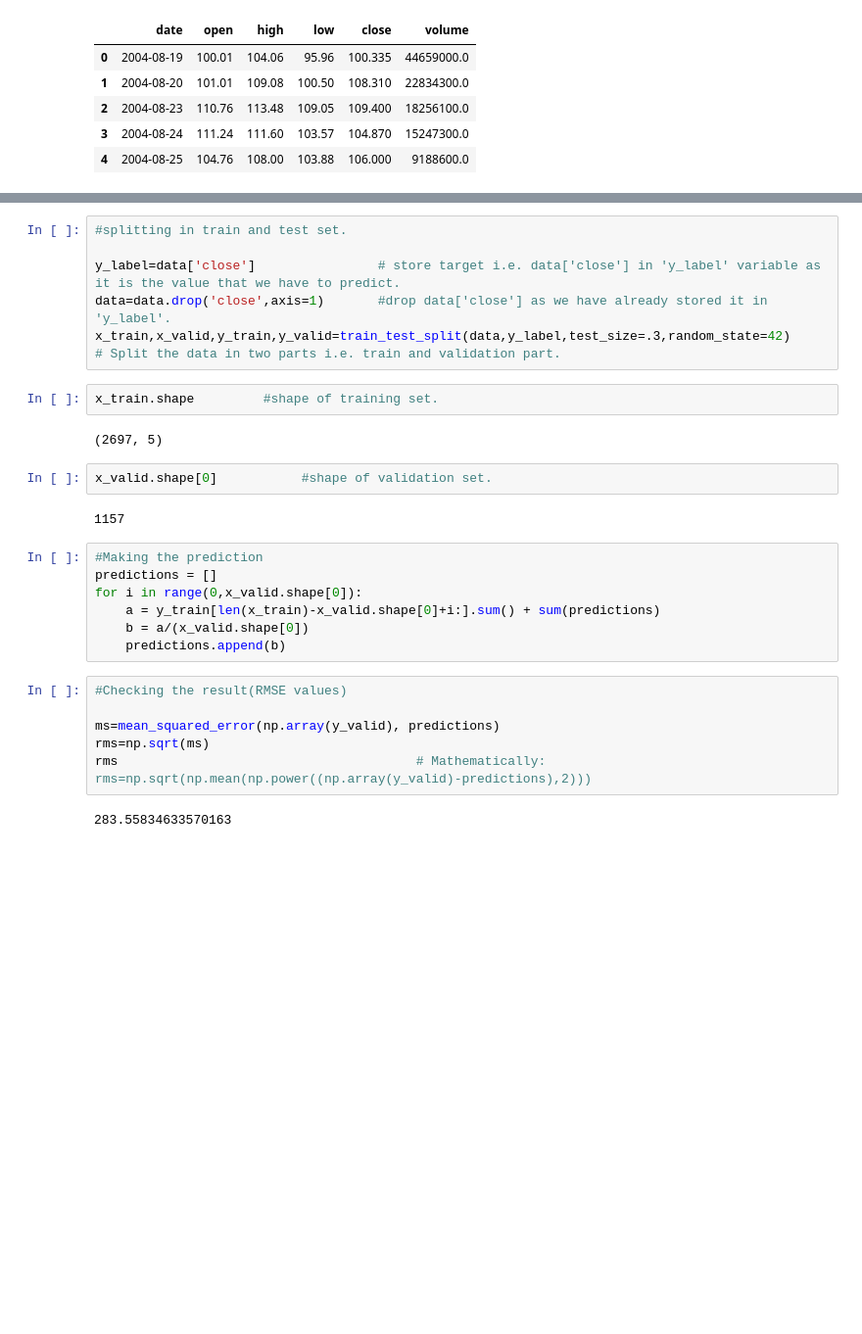
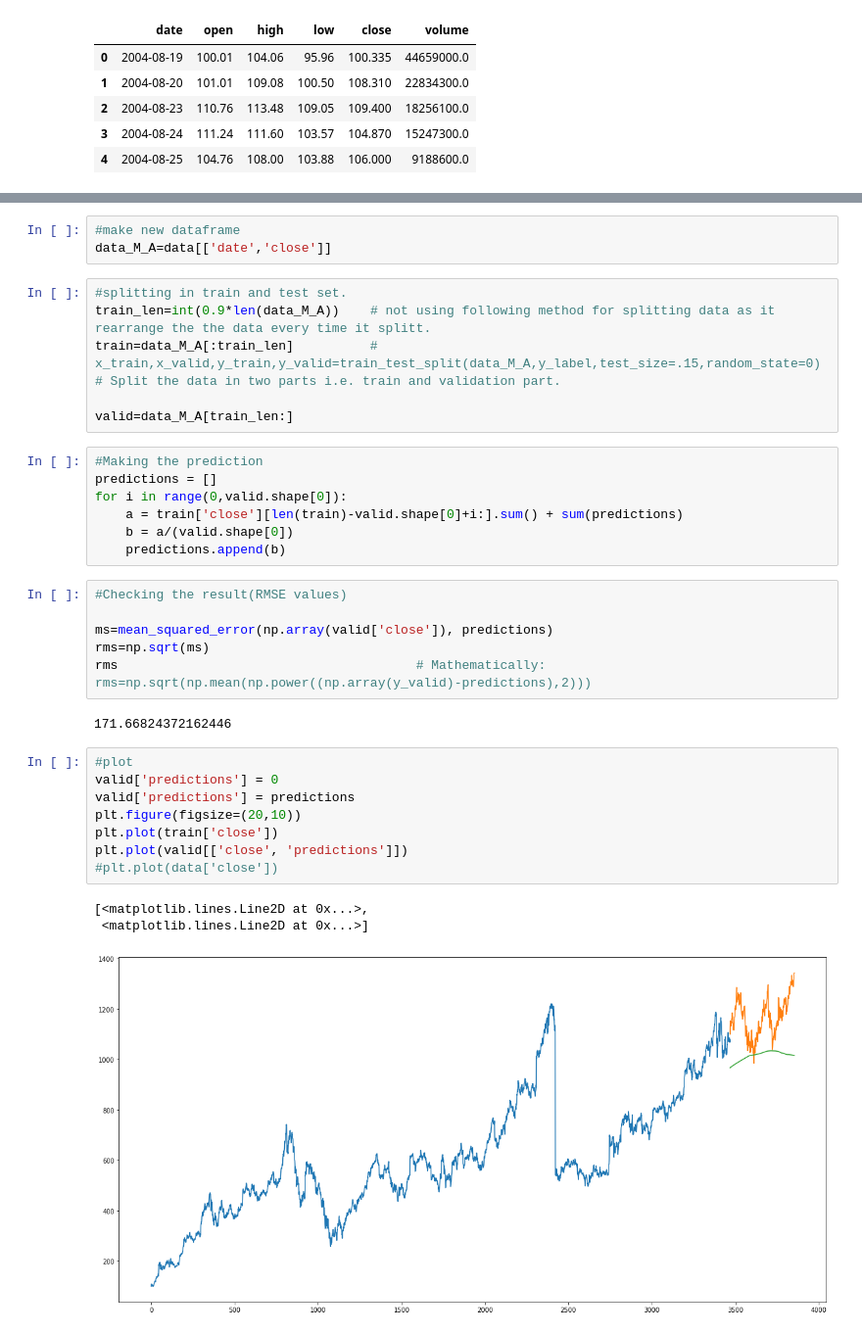
Before and after one commit to Rahullnitp/Alphabet_Inc_Stock_Market_Prediction, a Jupyter notebook: Alphabet_Inc_Stock_Market_Prediction.ipynb, the cells around one changed output, grey strips where cells are left out. Shown: that part at 98% size. Saved outputs shown, nothing was run; the diff lists cells and outputs as text; blank space fills up the shorter version.

Commit message:
Visualize_Moving_Average_Prediction

```diff
--- a/Alphabet_Inc_Stock_Market_Prediction.ipynb
+++ b/Alphabet_Inc_Stock_Market_Prediction.ipynb
@@ -167,29 +165,36 @@ data.head()
+# %%
+#make new dataframe
+data_M_A=data[['date','close']]
 # %%
 #splitting in train and test set.
+train_len=int(0.9*len(data_M_A))    # not using following method for splitting data as it rearrange the the data every time it splitt.
+train=data_M_A[:train_len]          # x_train,x_valid,y_train,y_valid=train_test_split(data_M_A,y_label,test_size=.15,random_state=0)     # Split the data in two parts i.e. train and validation part.
 
-y_label=data['close']                # store target i.e. data['close'] in 'y_label' variable as it is the value that we have to predict.
-data=data.drop('close',axis=1)       #drop data['close'] as we have already stored it in 'y_label'.
-x_train,x_valid,y_train,y_valid=train_test_split(data,y_label,test_size=.3,random_state=42)     # Split the data in two parts i.e. train and validation part.
+valid=data_M_A[train_len:]
-# %%
-x_train.shape         #shape of training set.
-# %% [output]
-(2697, 5)
-# %%
-x_valid.shape[0]           #shape of validation set.
-# %% [output]
-1157
 # %%
 #Making the prediction
 predictions = []
-for i in range(0,x_valid.shape[0]):
-    a = y_train[len(x_train)-x_valid.shape[0]+i:].sum() + sum(predictions)
-    b = a/(x_valid.shape[0])
+for i in range(0,valid.shape[0]):
+    a = train['close'][len(train)-valid.shape[0]+i:].sum() + sum(predictions)
+    b = a/(valid.shape[0])
     predictions.append(b)
 # %%
 #Checking the result(RMSE values)
 
-ms=mean_squared_error(np.array(y_valid), predictions)
+ms=mean_squared_error(np.array(valid['close']), predictions)
 rms=np.sqrt(ms)
 rms                                       # Mathematically: rms=np.sqrt(np.mean(np.power((np.array(y_valid)-predictions),2)))
 # %% [output]
-283.55834633570163
+171.66824372162446
+# %%
+#plot
+valid['predictions'] = 0
+valid['predictions'] = predictions
+plt.figure(figsize=(20,10))
+plt.plot(train['close'])
+plt.plot(valid[['close', 'predictions']])
+#plt.plot(data['close'])
+# %% [output]
+[<matplotlib.lines.Line2D at 0x...>,
+ <matplotlib.lines.Line2D at 0x...>]
+[figure, added]
```
Also changed, not shown: parts of 9 cells of this notebook.
